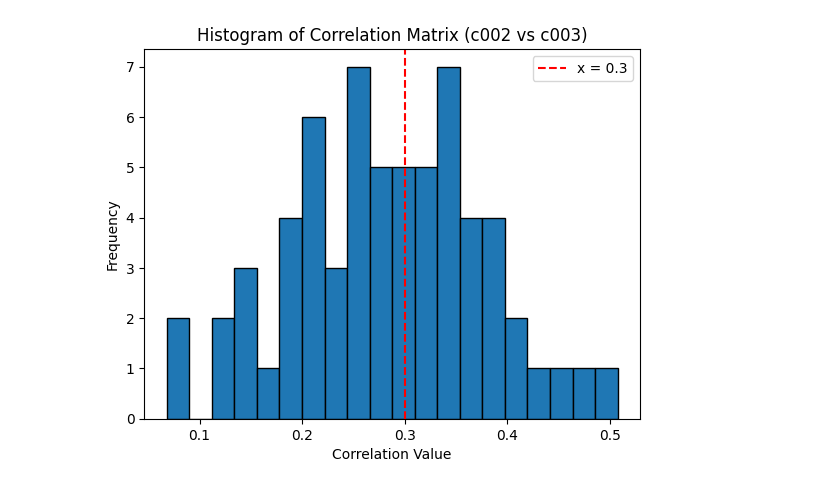
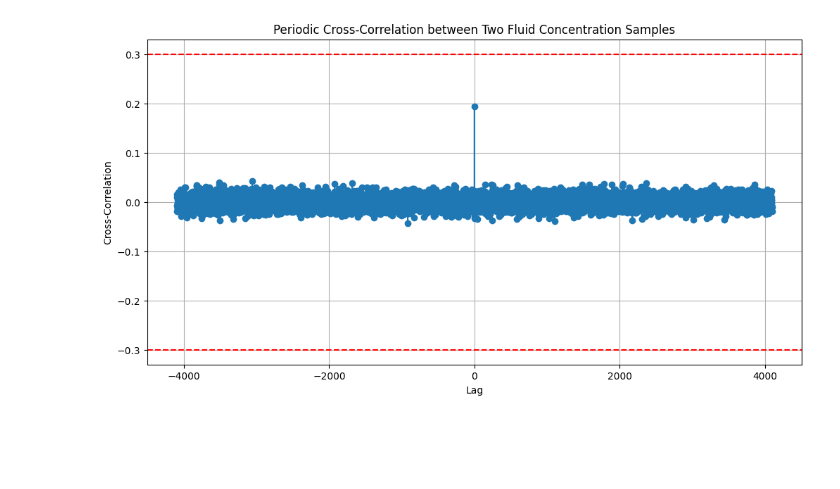
Before and after one commit to JuniorAlencar/BoltzmannMachine, a Jupyter notebook: BM_Program_json/jupyter/correlation_samples.ipynb, the cells around one changed output. Cells and saved outputs as stored; diff of their text form; code cells hidden in the pictures; blank space fills up the shorter version.

```diff
--- a/BM_Program_json/jupyter/correlation_samples.ipynb
+++ b/BM_Program_json/jupyter/correlation_samples.ipynb
@@ -64,19 +4,0 @@ plt.show()
-# %%
-# Plotting the histogram of the correlation matrix values for c003 and c004
-sampleN1, sampleN2 = '002', '003'
-plt.hist(correlation_samples(sampleN1, sampleN2), bins=20, edgecolor='black')
-
-# Adding a vertical line at x = 0.3
-plt.axvline(x=0.3, color='red', linestyle='--', label='x = 0.3')
-#plt.axvline(x=-0.3, color='red', linestyle='--', label='x = 0.3')
-
-# Adding labels and legend
-plt.xlabel('Correlation Value')
-plt.ylabel('Frequency')
-plt.title(f'Histogram of Correlation Matrix (c{sampleN1} vs c{sampleN2})')
-plt.legend()
-
-# Display the plot
-plt.show()
-# %% [output]
-[figure, removed]
@@ -82,0 +49,25 @@ plt.show()
+# %%
+sampleN1 = "002"
+sampleN2 = "003"
+path_1 = f'../Results/Flow_Spin/Data_01/iRB_064x128_M1.0e+00_u1.0e-02_U1.0e-02_Ca1.00e-01/S0.50_n4711/Configs/c{sampleN1}_Satu.dat'
+path_2 = f'../Results/Flow_Spin/Data_01/iRB_064x128_M1.0e+00_u1.0e-02_U1.0e-02_Ca1.00e-01/S0.50_n4711/Configs/c{sampleN2}_Satu.dat'
+
+# Load data from both files
+data_array_1 = load_data(path_1)
+data_array_2 = load_data(path_2)
+
+# Calculate cross-correlation between the two data arrays
+lags, cross_corr = periodic_cross_correlation(data_array_1, data_array_2)
+
+# Plot the cross-correlation
+plt.figure(figsize=(12, 6))
+plt.plot(lags, cross_corr, marker='o')
+plt.axhline(y=0.3, color='red', linestyle='--', label='y = 0.3, -0.3')
+plt.axhline(y=-0.3, color='red', linestyle='--')
+plt.xlabel('Lag')
+plt.ylabel('Cross-Correlation')
+plt.title('Periodic Cross-Correlation between Two Fluid Concentration Samples')
+plt.grid()
+plt.show()
+# %% [output]
+[figure, added]
```
Also changed, not shown: parts of 7 cells of this notebook, 3 other files.
